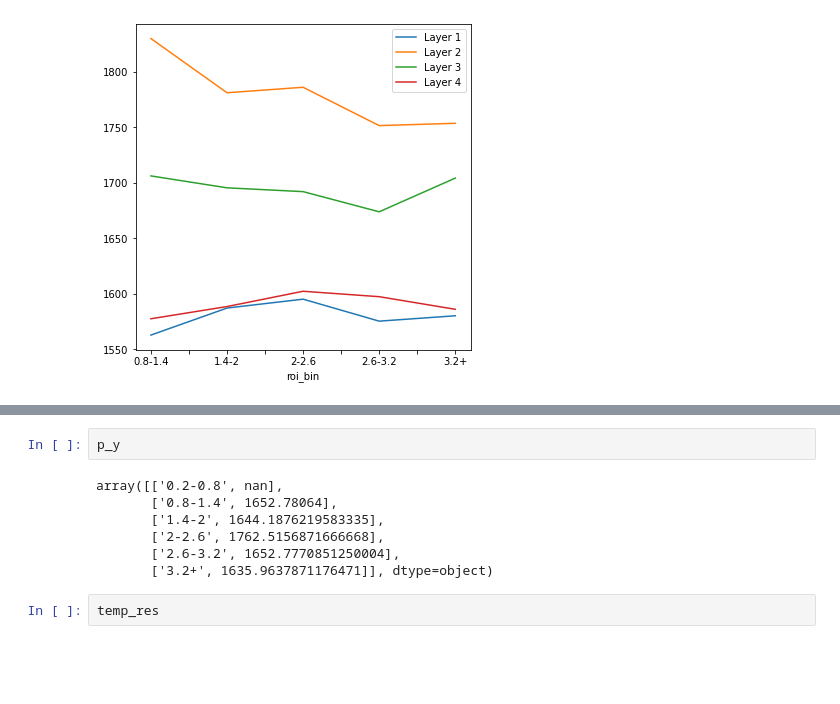
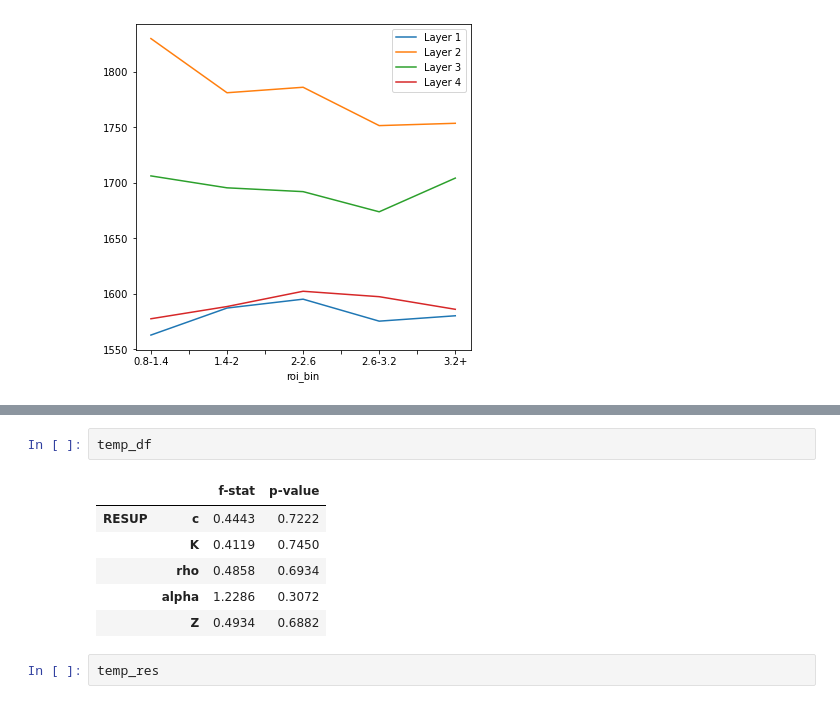
Before and after one commit to cameronhoerig/Riverside, a Jupyter notebook: SAM_Layering/QAM_Only_Hoang_Spreadsheet/QAM_Results_All_Eyes.ipynb, the cells around one changed output, grey strips where cells are left out. Cells and saved outputs as stored; diff of their text form; blank space fills up the shorter version.

```diff
--- a/SAM_Layering/QAM_Only_Hoang_Spreadsheet/QAM_Results_All_Eyes.ipynb
+++ b/SAM_Layering/QAM_Only_Hoang_Spreadsheet/QAM_Results_All_Eyes.ipynb
@@ -705,12 +707,12 @@ for ee, this_eye in enumerate(eye_list):
-# %%
-p_y
-# %% [output]
-array([['0.2-0.8', nan],
-       ['0.8-1.4', 1652.78064],
-       ['1.4-2', 1644.1876219583335],
-       ['2-2.6', 1762.5156871666668],
-       ['2.6-3.2', 1652.7770851250004],
-       ['3.2+', 1635.9637871176471]], dtype=object)
+# %%
+temp_df
+# %% [output]
+|  |  | f-stat | p-value |
+| RESUP | c | 0.4443 | 0.7222 |
+|  | K | 0.4119 | 0.7450 |
+|  | rho | 0.4858 | 0.6934 |
+|  | alpha | 1.2286 | 0.3072 |
+|  | Z | 0.4934 | 0.6882 |
 # %%
 temp_res
 # %% [output]
```
Also changed, not shown: parts of 3 cells of this notebook.
